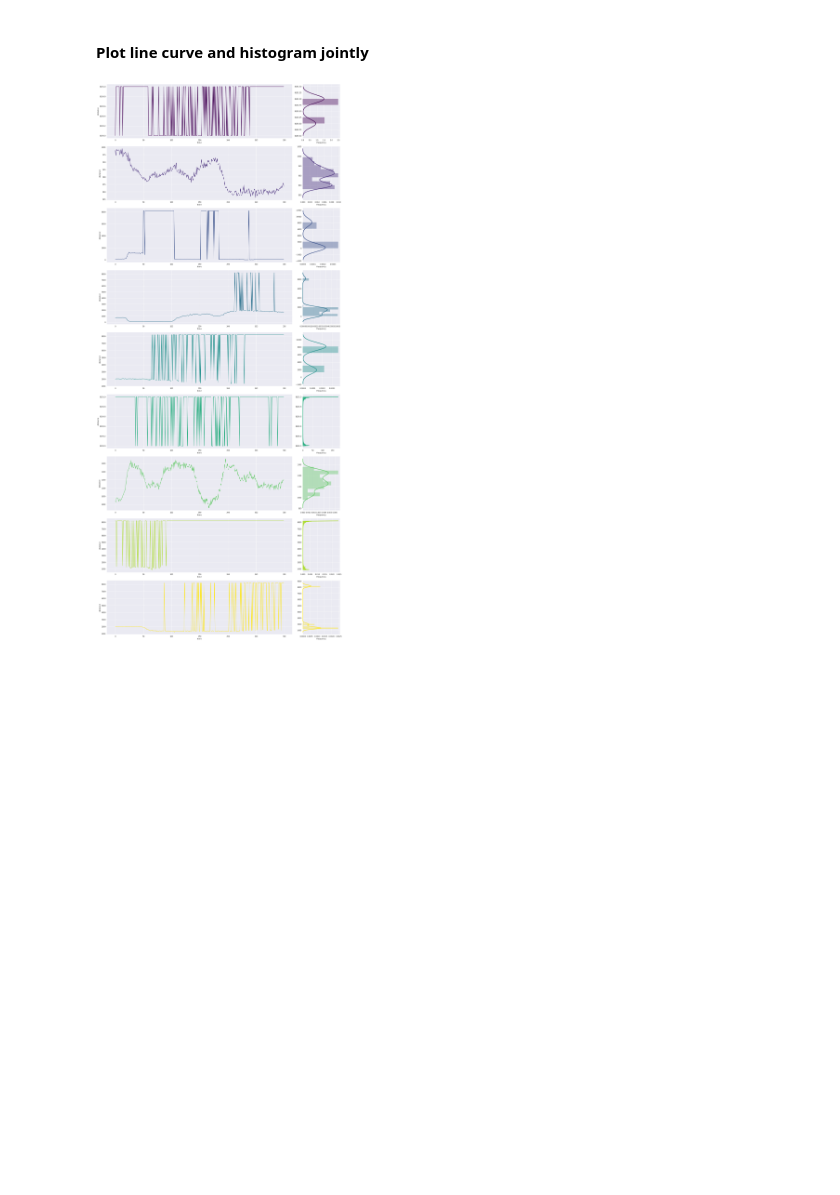
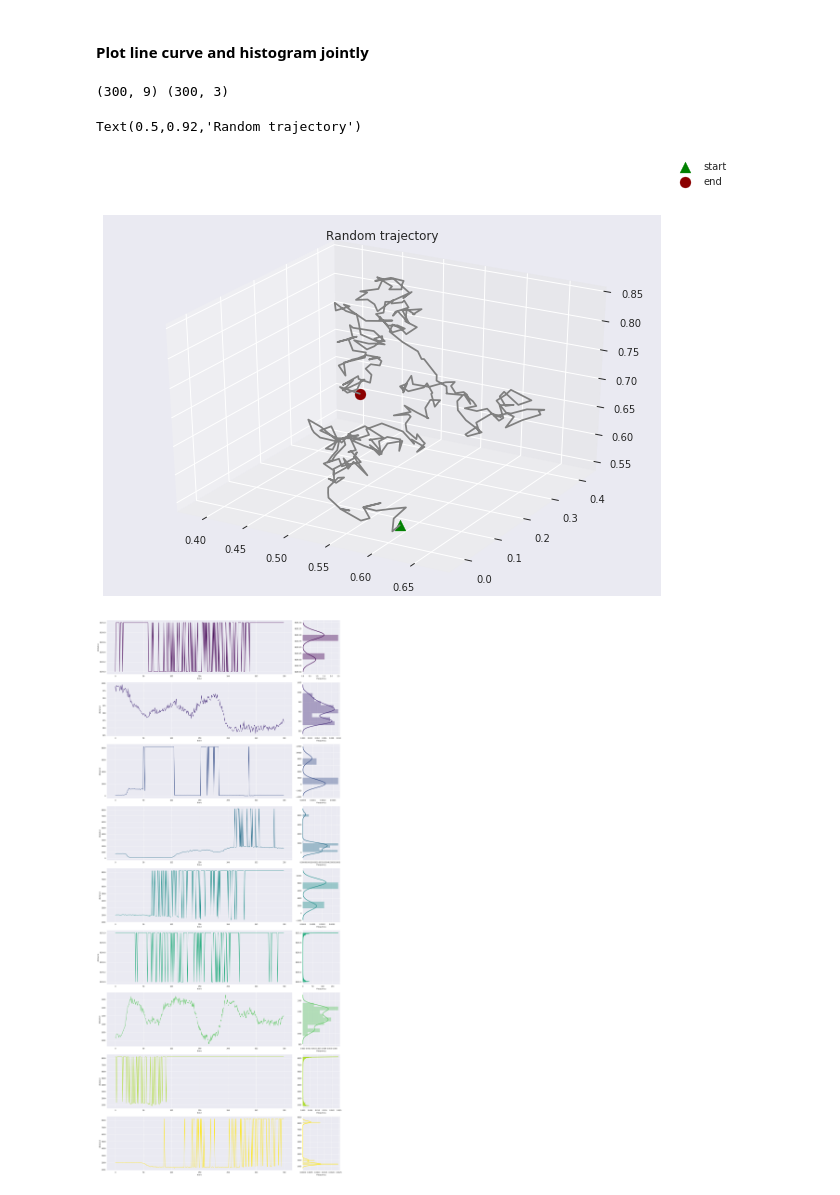
Before and after one commit to georgosgeorgos/DLRC_2018, a Jupyter notebook: data_exploration.ipynb, the cells around one changed output. Drawn from its saved outputs; the diff is of its cells as text; code cells hidden in the pictures; blank space fills up the shorter version.

Commit message:
update vis with rand trajectory

```diff
--- a/data_exploration.ipynb
+++ b/data_exploration.ipynb
@@ -24,8 +25,23 @@ raw = np.load('random_data/lidar_0.npy')
 num_samples, num_channels = raw.shape
 X = raw[:, :]
 t = np.arange(num_samples)
+trajectory = np.load('random_data/trajectory0.npy')
+print(X.shape, trajectory.shape)
+# %% [output]
+(300, 9) (300, 3)
 # %%
 colors = cm.viridis(np.linspace(0, 1, num_channels))
+# %%
+fig = plt.figure(figsize=(10, 7))
+ax = plt.axes(projection='3d')
+ax.plot3D(trajectory[:, 0], trajectory[:, 1], trajectory[:, 2], 'grey');
+ax.scatter3D(trajectory[0, 0], trajectory[0, 1], trajectory[0, 2], color='green', marker='^', s=120, label='start');
+ax.scatter3D(trajectory[-1, 0], trajectory[-1, 1], trajectory[-1, 2], color='darkred', marker='o', s=120, label='end');
+fig.legend();
+plt.title('Random trajectory')
+# %% [output]
+Text(0.5,0.92,'Random trajectory')
+[figure, added]
 # %%
 fig = plt.figure(figsize=(20, 5*num_channels))
 
```
Also changed, not shown: parts of 1 cell of this notebook.
